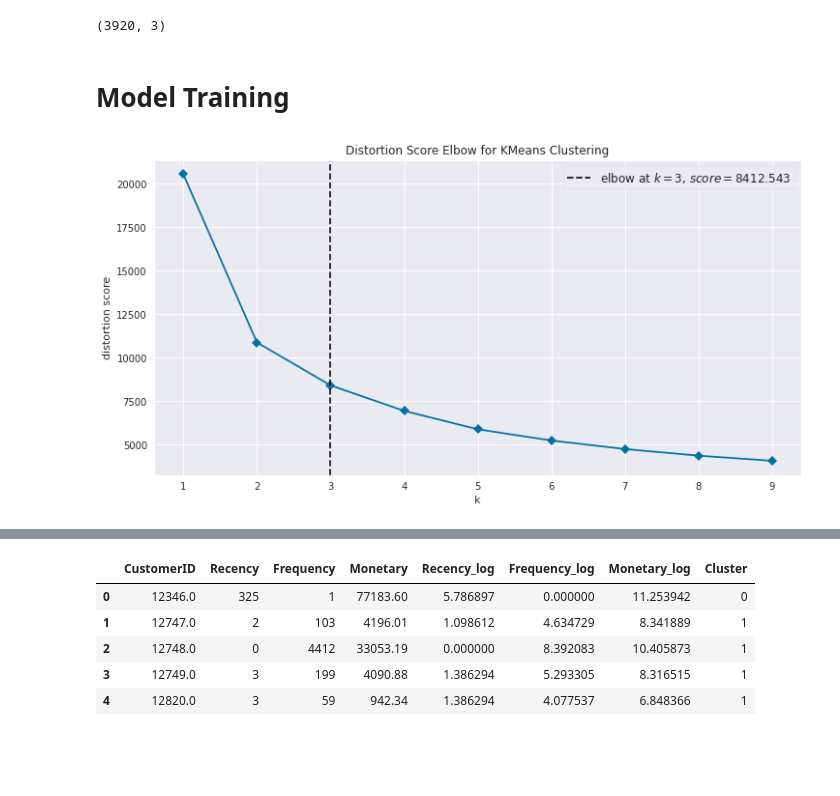
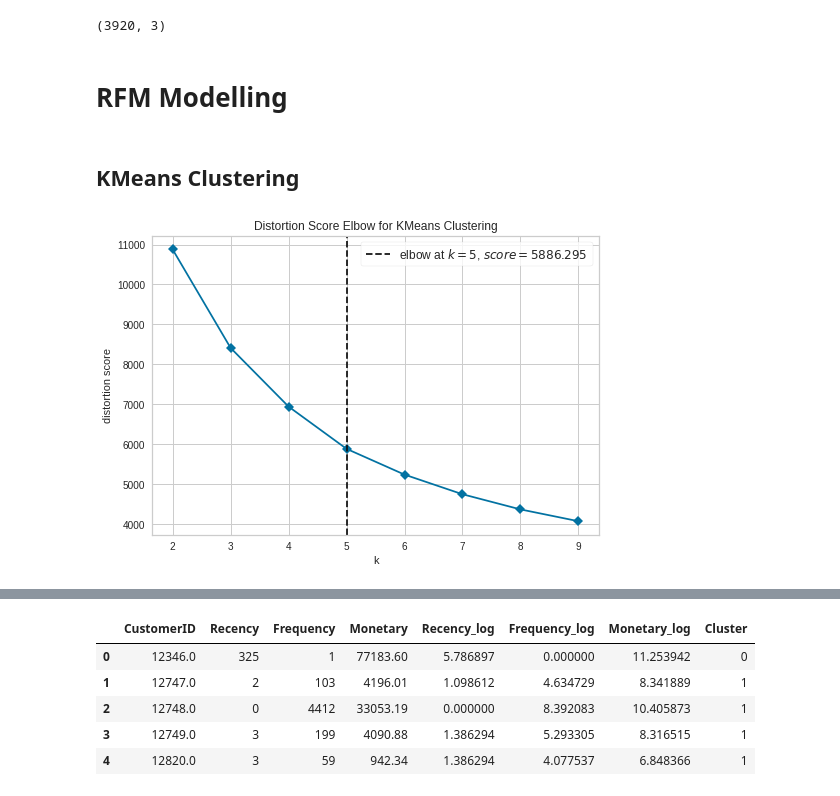
Before and after one commit to RupeshSharma14/Online-Retail-Customer-Segmentation, a Jupyter notebook: Online_Retail_Customer_Segmentation.ipynb, the cells around one changed output, grey strips where cells are left out. Cells and saved outputs as stored; diff of their text form; code cells hidden in the pictures; blank space fills up the shorter version.

```diff
--- a/Online_Retail_Customer_Segmentation.ipynb
+++ b/Online_Retail_Customer_Segmentation.ipynb
@@ -500,7 +500,7 @@ plt.show()
 # %%
-# # Creating quartiles for RFM
+# Creating quartiles for RFM
 
-# rfm_df["R_quartile"] = pd.qcut(rfm_df["Recency"], 4, ["1", "2", "3", "4"]).astype(int)
-# rfm_df["F_quartile"] = pd.qcut(rfm_df["Frequency"], 4, ["4", "3", "2", "1"]).astype(int)
-# rfm_df["M_quartile"] = pd.qcut(rfm_df["Monetary"], 4, ["4", "3", "2", "1"]).astype(int)
+rfm_df["R_quartile"] = pd.qcut(rfm_df["Recency"], 4, ["1", "2", "3", "4"]).astype(int)
+rfm_df["F_quartile"] = pd.qcut(rfm_df["Frequency"], 4, ["4", "3", "2", "1"]).astype(int)
+rfm_df["M_quartile"] = pd.qcut(rfm_df["Monetary"], 4, ["4", "3", "2", "1"]).astype(int)
 # %%
@@ -512,8 +517,8 @@ plt.show()
 # %%
-# # Summing RFM values to calculate RFM score
-# rfm_df['RFM_score'] = rfm_df[["R_quartile", "F_quartile", "M_quartile"]].sum(axis = 1)
+# Summing RFM values to calculate RFM score
+rfm_df['RFM_score'] = rfm_df[["R_quartile", "F_quartile", "M_quartile"]].sum(axis = 1)
 
-# # Creating RFM segment
-# rfm_df['RFM_segment'] = rfm_df["R_quartile"].map(str) + rfm_df["F_quartile"].map(str) + rfm_df["M_quartile"].map(str)
+# Creating RFM segment
+rfm_df['RFM_segment'] = rfm_df["R_quartile"].map(str) + rfm_df["F_quartile"].map(str) + rfm_df["M_quartile"].map(str)
 
-# rfm_df.head()
+rfm_df.head()
@@ -624,3 +564,3 @@ rfm_df.describe()
 # %%
-X = rfm_df[["Recency_log", "Frequency_log", "Monetary_log"]].values.copy()
+data_prepared = rfm_df[["Recency_log", "Frequency_log", "Monetary_log"]].values.copy()
 # %%
@@ -635,16 +570,18 @@ X.shape
-# %% [markdown]
-# **Model Training**
+# %% [markdown]
+# **RFM Modelling**
+# %% [markdown]
+## **KMeans Clustering**
 # %%
+# Elbow Method for K-Means
+
 from sklearn.cluster import KMeans
-
 from yellowbrick.cluster import KElbowVisualizer
 
-# Instantiate the clustering model and visualizer
 model = KMeans()
-visualizer = KElbowVisualizer(model, k=(1,10), timings = False)
+visualizer = KElbowVisualizer(model, k=(2,10), timings = False)
 
-visualizer.fit(X)        # Fit the data to the visualizer
-visualizer.show()        # Finalize and render the figure
+visualizer.fit(data_prepared)
+visualizer.show()
 plt.show()
 # %% [output]
-[figure, old version]
+[figure, new version]
```
Also changed, not shown: parts of 39 cells of this notebook.
